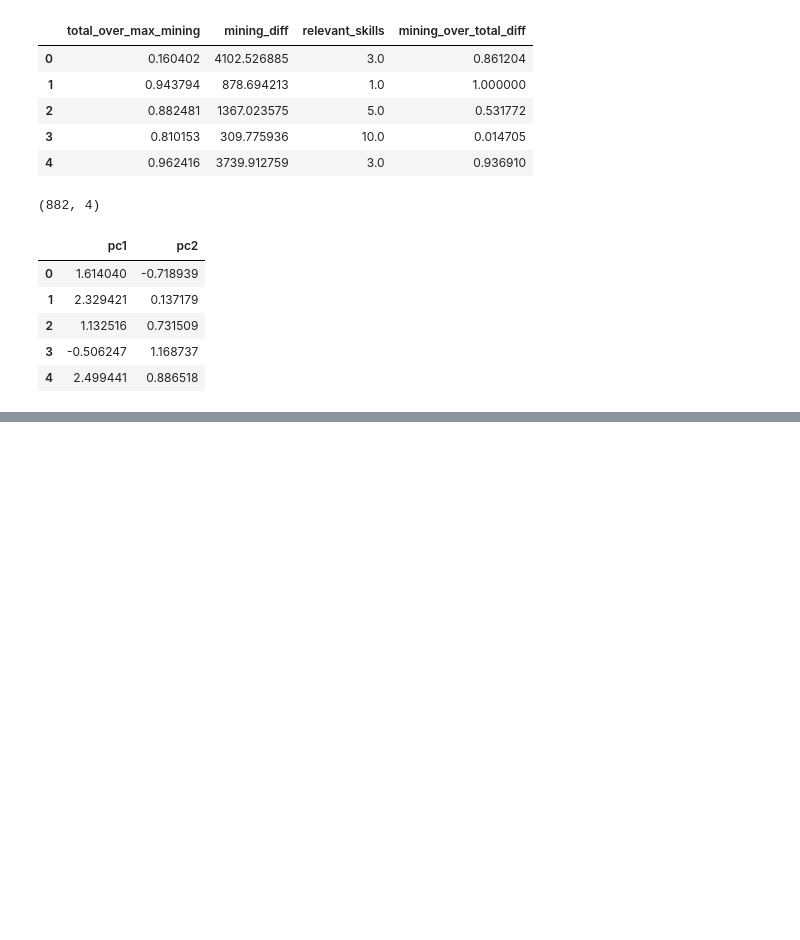
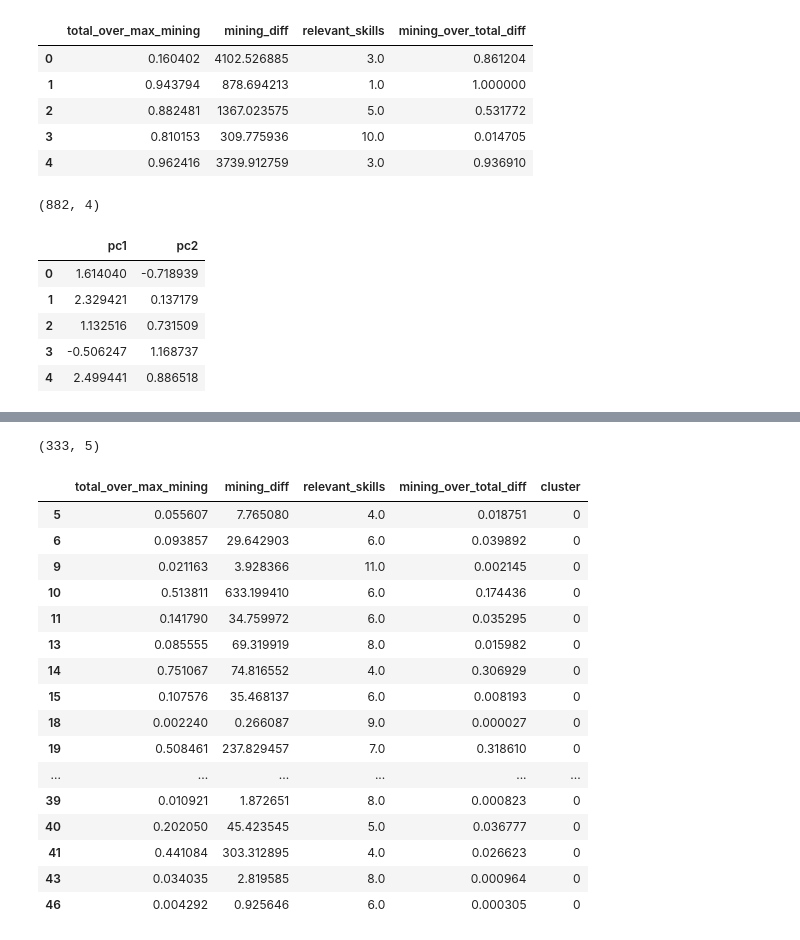
Before and after one commit to chriskok/BotClassification-OSRS, a Jupyter notebook: Classification-June2020.ipynb, the cells around one changed output, grey strips where cells are left out. Saved outputs shown, nothing was run; the diff lists cells and outputs as text; code cells hidden in the pictures; blank space fills up the shorter version.

```diff
--- a/Classification-June2020.ipynb
+++ b/Classification-June2020.ipynb
@@ -1569,2 +826,0 @@ print(split_cluster_df2.loc[split_cluster_df2['y'] == 4]['Location'].value_count
-# %%
-pd.reset_option('display')
@@ -1613,0 +827,23 @@ plotly.offline.init_notebook_mode()
+# %%
+cluster_num = 0
+print(fullpca_df.loc[fullpca_df['cluster'] == cluster_num].shape)
+fullpca_df.loc[fullpca_df['cluster'] == cluster_num].head(20)
+# %% [output]
+(333, 5)
+|  | total_over_max_mining | mining_diff | relevant_skills | mining_over_total_diff | cluster |
+| 5 | 0.055607 | 7.765080 | 4.0 | 0.018751 | 0 |
+| 6 | 0.093857 | 29.642903 | 6.0 | 0.039892 | 0 |
+| 9 | 0.021163 | 3.928366 | 11.0 | 0.002145 | 0 |
+| 10 | 0.513811 | 633.199410 | 6.0 | 0.174436 | 0 |
+| 11 | 0.141790 | 34.759972 | 6.0 | 0.035295 | 0 |
+| 13 | 0.085555 | 69.319919 | 8.0 | 0.015982 | 0 |
+| 14 | 0.751067 | 74.816552 | 4.0 | 0.306929 | 0 |
+| 15 | 0.107576 | 35.468137 | 6.0 | 0.008193 | 0 |
+| 18 | 0.002240 | 0.266087 | 9.0 | 0.000027 | 0 |
+| 19 | 0.508461 | 237.829457 | 7.0 | 0.318610 | 0 |
+| ... | ... | ... | ... | ... | ... |
+| 39 | 0.010921 | 1.872651 | 8.0 | 0.000823 | 0 |
+| 40 | 0.202050 | 45.423545 | 5.0 | 0.036777 | 0 |
+| 41 | 0.441084 | 303.312895 | 4.0 | 0.026623 | 0 |
+| 43 | 0.034035 | 2.819585 | 8.0 | 0.000964 | 0 |
+| 46 | 0.004292 | 0.925646 | 6.0 | 0.000305 | 0 |
```
Also changed, not shown: parts of 73 cells of this notebook.
